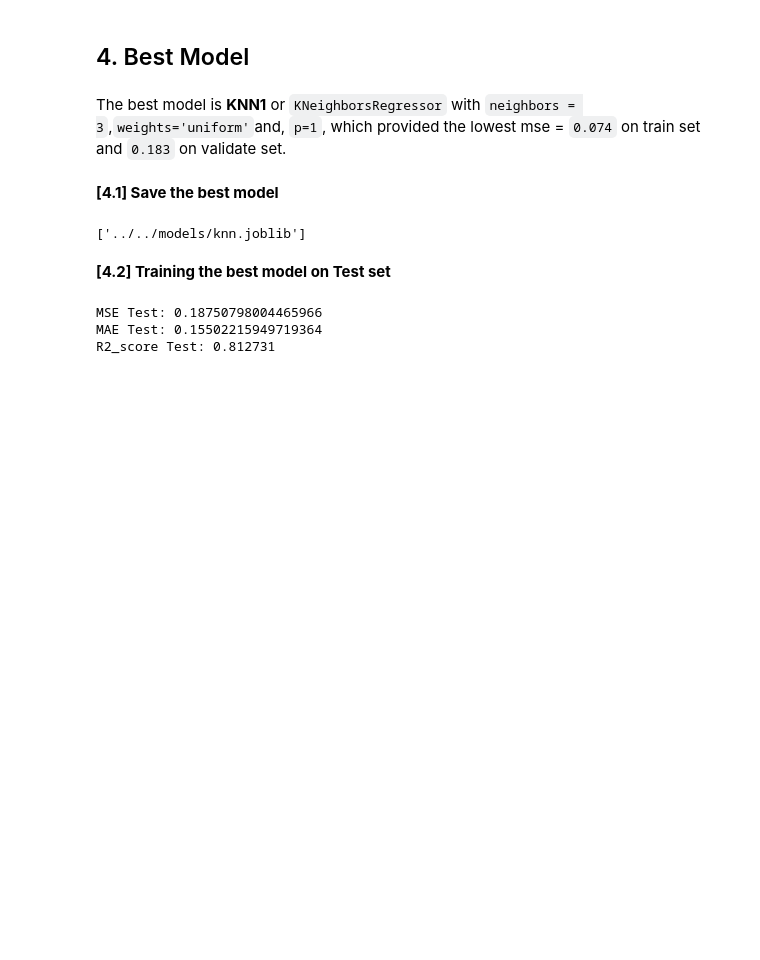
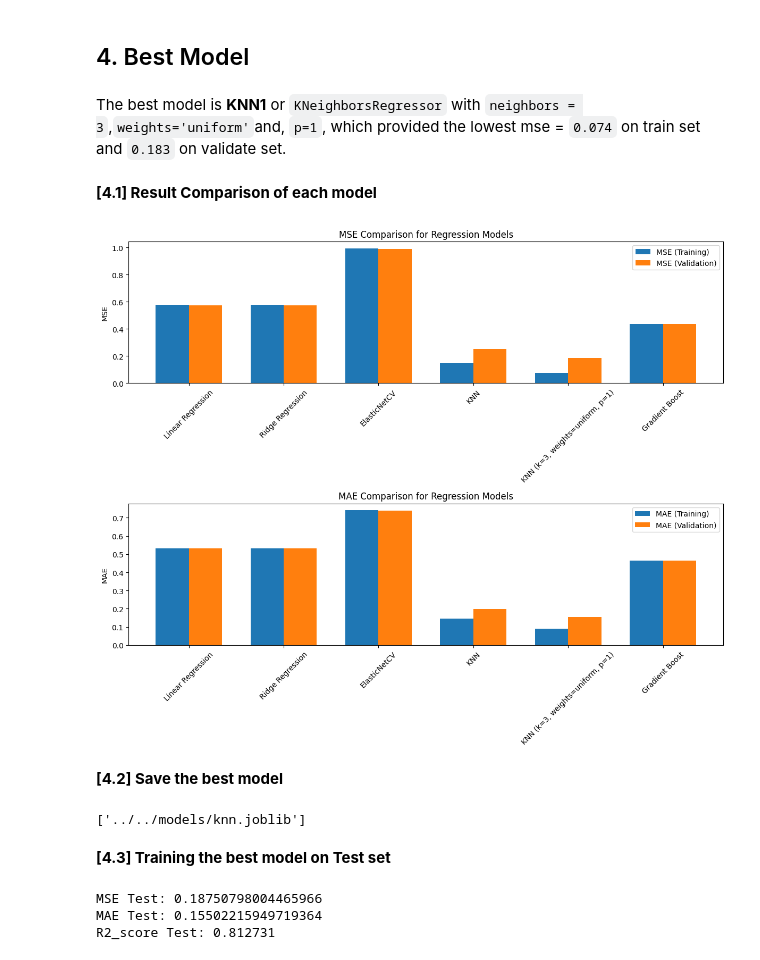
Before and after one commit to wongwara/flight-streamlit-at3, a Jupyter notebook: flight-prediction/notebooks/PM_notebooks/model_regression-2.ipynb, the cells around one changed output. Drawn from its saved outputs; the diff is of its cells as text; code cells hidden in the pictures; blank space fills up the shorter version.

Commit message:
result comparison

```diff
--- a/flight-prediction/notebooks/PM_notebooks/model_regression-2.ipynb
+++ b/flight-prediction/notebooks/PM_notebooks/model_regression-2.ipynb
@@ -365,8 +365,63 @@ R2_score Validation: 0.563273
 ## 4. Best Model
 # %% [markdown]
 The best model is __KNN1__ or `KNeighborsRegressor` with `neighbors = 3`,`weights='uniform'`and, `p=1`, which provided the lowest mse = `0.074` on train set and `0.183` on validate set.
+# %% [markdown]
+**[4.1] Result Comparison of each model**
+# %%
+import matplotlib.pyplot as plt
+import numpy as np
+
+# Define the regression models and their corresponding MSE and MAE values
+models = ['Linear Regression', 'Ridge Regression', 'ElasticNetCV', 'KNN', 'KNN (k=3, weights=uniform, p=1)', 'Gradient Boost']
+mse_training = [0.5780178562559559, 0.5780178562735491, 0.9926724834603645, 0.14977493356603733, 0.07434426129916158, 0.4363876276875493]
+mae_training = [0.5324026801166569, 0.5324025428621837, 0.7409477757451758, 0.14415111416301804, 0.08915476966923809, 0.46494568077869214]
+mse_validation = [0.5740990114673724, 0.5740990089337124, 0.987982421007103, 0.25130637390785776, 0.18352227344302363, 0.4350364578865359]
+mae_validation = [0.5319882473375718, 0.5319881134305428, 0.7406703369020408, 0.1985621777400243, 0.15464964584016708, 0.46464232444901876]
+
+# Create a range for the x-axis
+x = np.arange(len(models))
+
+# Set the width of the bars
+bar_width = 0.35
+
+# Create subplots for MSE and MAE separately
+fig, (ax1, ax2) = plt.subplots(2, 1, figsize=(12, 10))
+
+# Create bar charts for MSE
+mse_training_bars = ax1.bar(x - bar_width/2, mse_training, bar_width, label='MSE (Training)')
+mse_validation_bars = ax1.bar(x + bar_width/2, mse_validation, bar_width, label='MSE (Validation)')
+
+# Create bar charts for MAE
+mae_training_bars = ax2.bar(x - bar_width/2, mae_training, bar_width, label='MAE (Training)')
+mae_validation_bars = ax2.bar(x + bar_width/2, mae_validation, bar_width, label='MAE (Validation)')
+
+# Set x-axis labels and rotate for better readability
+ax1.set_xticks(x)
+ax2.set_xticks(x)
+ax1.set_xticklabels(models, rotation=45)
+ax2.set_xticklabels(models, rotation=45)
+
+# Set y-axis labels
+ax1.set_ylabel('MSE')
+ax2.set_ylabel('MAE')
+
+# Set chart titles
+ax1.set_title('MSE Comparison for Regression Models')
+ax2.set_title('MAE Comparison for Regression Models')
+
+# Add legends
+ax1.legend()
+ax2.legend()
+
+# Adjust layout for better visualization
+plt.tight_layout()
+
+# Show the plots
+plt.show()
+# %% [output]
+[figure, added]
 # %% [markdown]
-**[4.1] Save the best model**
+**[4.2] Save the best model**
 # %%
 knn_best = KNeighborsRegressor(n_neighbors=3, weights='uniform',p=1)
 # %%
@@ -375,7 +430,7 @@ joblib.dump(knn_best,'../../models/knn.joblib')
 # %% [output]
 ['../../models/knn.joblib']
 # %% [markdown]
-**[4.2] Training the best model on Test set**
+**[4.3] Training the best model on Test set**
 # %%
 y_pred_test = knn1.predict(X_test)
 # %%
```
Also changed, not shown: parts of 1 cell of this notebook.
